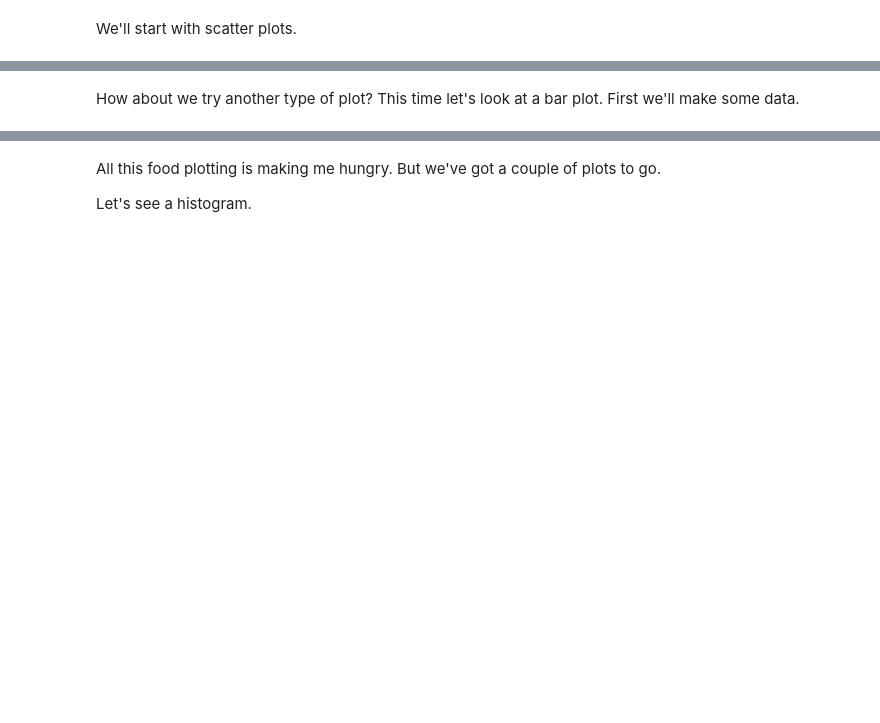
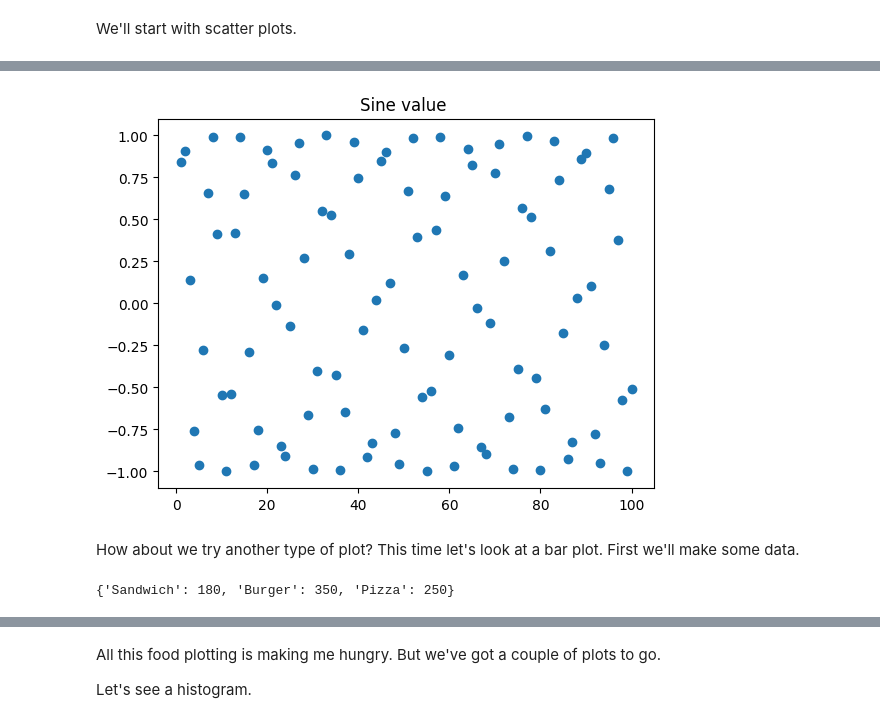
Before and after one commit to techLust/python_experiment, a Jupyter notebook: matplotlib-exercises.ipynb, the cells around one changed output, grey strips where cells are left out. Cells and saved outputs as stored; diff of their text form; code cells hidden in the pictures; blank space fills up the shorter version.

```diff
--- a/matplotlib-exercises.ipynb
+++ b/matplotlib-exercises.ipynb
@@ -101,8 +125,16 @@ We'll start with scatter plots.
 # %%
 # Create a scatter plot of X versus np.sin(X)
+plt.scatter(x, np.sin(x))
+plt.title("Sine value ")
+plt.show()
+# %% [output]
+[figure, added]
 # %% [markdown]
 How about we try another type of plot? This time let's look at a bar plot. First we'll make some data.
 # %%
-# Create a Python dictionary of 3 of your favourite foods with
-# The keys of the dictionary should be the food name and the values their price
+# Create a Python dictionary of 3 of your favourite foods with The keys of the dictionary should be the food name and the values their price
+foods = {"Sandwich": 180, "Burger": 350, "Pizza": 250}
+foods
+# %% [output]
+{'Sandwich': 180, 'Burger': 350, 'Pizza': 250}
 # %%
```
Also changed, not shown: parts of 9 cells of this notebook.
